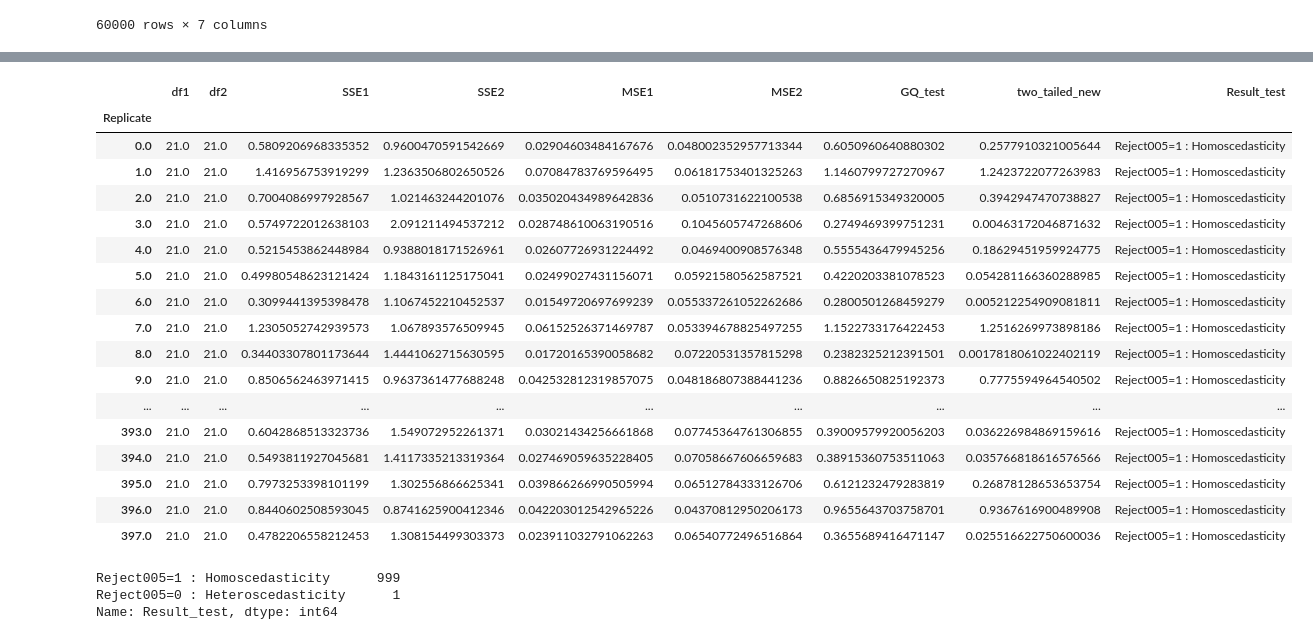
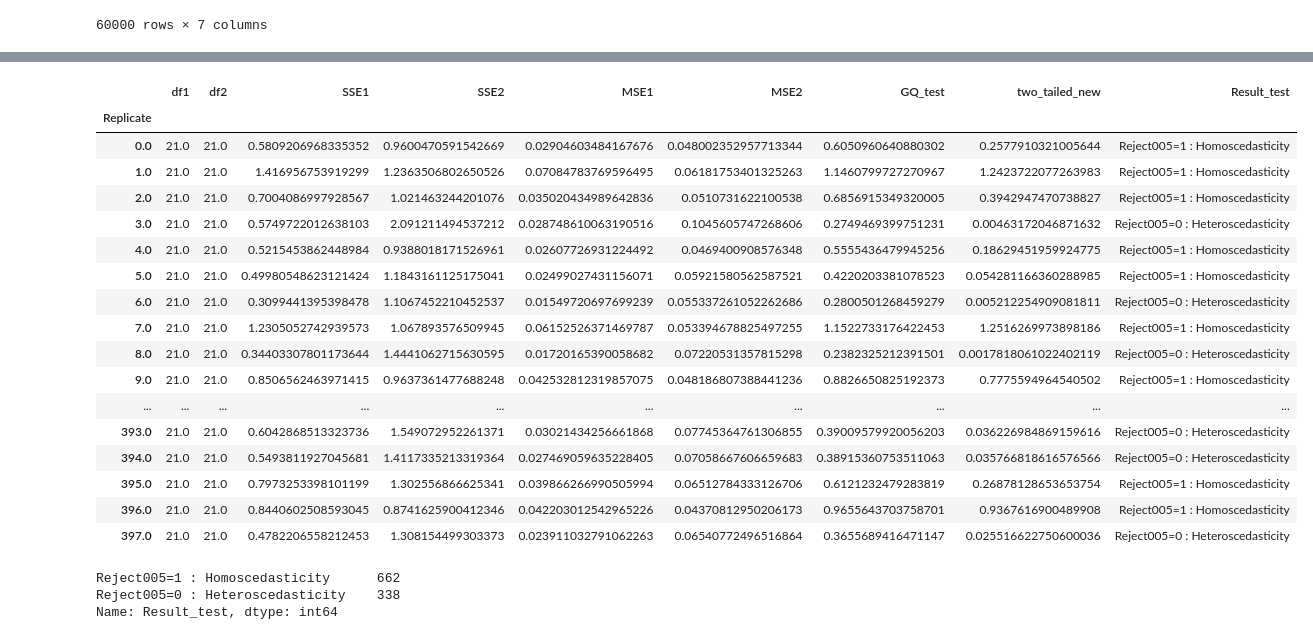
Before and after one commit to iam-fern/Generate_multiplication_incorrect, a Jupyter notebook: GQtest_data_multi_delta_(_0_4)_n60_05.ipynb, the cells around one changed output, grey strips where cells are left out. Cells and saved outputs as stored; diff of their text form; code cells hidden in the pictures.

```diff
--- a/GQtest_data_multi_delta_(_0_4)_n60_05.ipynb
+++ b/GQtest_data_multi_delta_(_0_4)_n60_05.ipynb
@@ -257,42 +257,42 @@ result.astype(str)
 # %%
 # สร้างตารางผลลัพธ์
 alpha = 0.05
 pd.set_option('display.max_rows', 1000)
 pd.set_option('display.max_columns', 1000)
 pd.set_option('display.width', 1000)
 result=pd.DataFrame({"Replicate":list_replicate, "df1":list_df1, "df2":list_df2, "SSE1":list_SSE1,
                      "SSE2":list_SSE2, "MSE1":list_MSE1, "MSE2":list_MSE2,
                      "GQ_test":list_GQ_test, "two_tailed":list_two_tailed, "greater":list_p_greater})
 result.set_index(['Replicate'], inplace=True)
 
 result['two_tailed_new']=result[["two_tailed","greater"]].apply(lambda value: value[0] if value[0]<0.5 else 2*value[1], axis=1)
-result["Result_test"]=result["two_tailed"].apply(lambda p_value: 'Reject005=0 : Heteroscedasticity'
+result["Result_test"]=result["two_tailed_new"].apply(lambda p_value: 'Reject005=0 : Heteroscedasticity'
                                                                   if p_value < alpha else 'Reject005=1 : Homoscedasticity')
 #two_tailed_new_show=two_tailed_new.drop(columns="greater")
 result_show=result.drop(columns=["two_tailed", "greater"])
 result_show.astype(str)
 # %% [output]
 |  | df1 | df2 | SSE1 | SSE2 | MSE1 | MSE2 | GQ_test | two_tailed_new | Result_test |
 | Replicate |  |  |  |  |  |  |  |  |  |
 | 0.0 | 21.0 | 21.0 | 0.5809206968335352 | 0.9600470591542669 | 0.02904603484167676 | 0.048002352957713344 | 0.6050960640880302 | 0.2577910321005644 | Reject005=1 : Homoscedasticity |
 | 1.0 | 21.0 | 21.0 | 1.416956753919299 | 1.2363506802650526 | 0.07084783769596495 | 0.06181753401325263 | 1.1460799727270967 | 1.2423722077263983 | Reject005=1 : Homoscedasticity |
 | 2.0 | 21.0 | 21.0 | 0.7004086997928567 | 1.021463244201076 | 0.035020434989642836 | 0.0510731622100538 | 0.6856915349320005 | 0.3942947470738827 | Reject005=1 : Homoscedasticity |
-| 3.0 | 21.0 | 21.0 | 0.5749722012638103 | 2.091211494537212 | 0.028748610063190516 | 0.1045605747268606 | 0.2749469399751231 | 0.00463172046871632 | Reject005=1 : Homoscedasticity |
+| 3.0 | 21.0 | 21.0 | 0.5749722012638103 | 2.091211494537212 | 0.028748610063190516 | 0.1045605747268606 | 0.2749469399751231 | 0.00463172046871632 | Reject005=0 : Heteroscedasticity |
 | 4.0 | 21.0 | 21.0 | 0.5215453862448984 | 0.9388018171526961 | 0.02607726931224492 | 0.0469400908576348 | 0.5555436479945256 | 0.18629451959924775 | Reject005=1 : Homoscedasticity |
 | 5.0 | 21.0 | 21.0 | 0.49980548623121424 | 1.1843161125175041 | 0.02499027431156071 | 0.05921580562587521 | 0.4220203381078523 | 0.054281166360288985 | Reject005=1 : Homoscedasticity |
-| 6.0 | 21.0 | 21.0 | 0.3099441395398478 | 1.1067452210452537 | 0.01549720697699239 | 0.055337261052262686 | 0.2800501268459279 | 0.005212254909081811 | Reject005=1 : Homoscedasticity |
+| 6.0 | 21.0 | 21.0 | 0.3099441395398478 | 1.1067452210452537 | 0.01549720697699239 | 0.055337261052262686 | 0.2800501268459279 | 0.005212254909081811 | Reject005=0 : Heteroscedasticity |
 | 7.0 | 21.0 | 21.0 | 1.2305052742939573 | 1.067893576509945 | 0.06152526371469787 | 0.053394678825497255 | 1.1522733176422453 | 1.2516269973898186 | Reject005=1 : Homoscedasticity |
-| 8.0 | 21.0 | 21.0 | 0.34403307801173644 | 1.4441062715630595 | 0.01720165390058682 | 0.07220531357815298 | 0.2382325212391501 | 0.0017818061022402119 | Reject005=1 : Homoscedasticity |
+| 8.0 | 21.0 | 21.0 | 0.34403307801173644 | 1.4441062715630595 | 0.01720165390058682 | 0.07220531357815298 | 0.2382325212391501 | 0.0017818061022402119 | Reject005=0 : Heteroscedasticity |
 | 9.0 | 21.0 | 21.0 | 0.8506562463971415 | 0.9637361477688248 | 0.042532812319857075 | 0.048186807388441236 | 0.8826650825192373 | 0.7775594964540502 | Reject005=1 : Homoscedasticity |
 | ... | ... | ... | ... | ... | ... | ... | ... | ... | ... |
-| 393.0 | 21.0 | 21.0 | 0.6042868513323736 | 1.549072952261371 | 0.03021434256661868 | 0.07745364761306855 | 0.39009579920056203 | 0.036226984869159616 | Reject005=1 : Homoscedasticity |
-| 394.0 | 21.0 | 21.0 | 0.5493811927045681 | 1.4117335213319364 | 0.027469059635228405 | 0.07058667606659683 | 0.38915360753511063 | 0.035766818616576566 | Reject005=1 : Homoscedasticity |
+| 393.0 | 21.0 | 21.0 | 0.6042868513323736 | 1.549072952261371 | 0.03021434256661868 | 0.07745364761306855 | 0.39009579920056203 | 0.036226984869159616 | Reject005=0 : Heteroscedasticity |
+| 394.0 | 21.0 | 21.0 | 0.5493811927045681 | 1.4117335213319364 | 0.027469059635228405 | 0.07058667606659683 | 0.38915360753511063 | 0.035766818616576566 | Reject005=0 : Heteroscedasticity |
 | 395.0 | 21.0 | 21.0 | 0.7973253398101199 | 1.302556866625341 | 0.039866266990505994 | 0.06512784333126706 | 0.6121232479283819 | 0.26878128653653754 | Reject005=1 : Homoscedasticity |
 | 396.0 | 21.0 | 21.0 | 0.8440602508593045 | 0.8741625900412346 | 0.042203012542965226 | 0.04370812950206173 | 0.9655643703758701 | 0.9367616900489908 | Reject005=1 : Homoscedasticity |
-| 397.0 | 21.0 | 21.0 | 0.4782206558212453 | 1.308154499303373 | 0.023911032791062263 | 0.06540772496516864 | 0.3655689416471147 | 0.025516622750600036 | Reject005=1 : Homoscedasticity |
+| 397.0 | 21.0 | 21.0 | 0.4782206558212453 | 1.308154499303373 | 0.023911032791062263 | 0.06540772496516864 | 0.3655689416471147 | 0.025516622750600036 | Reject005=0 : Heteroscedasticity |
 # %%
 result_show['Result_test'].value_counts()
 # %% [output]
-Reject005=1 : Homoscedasticity      999
-Reject005=0 : Heteroscedasticity      1
+Reject005=1 : Homoscedasticity      662
+Reject005=0 : Heteroscedasticity    338
 Name: Result_test, dtype: int64
```
